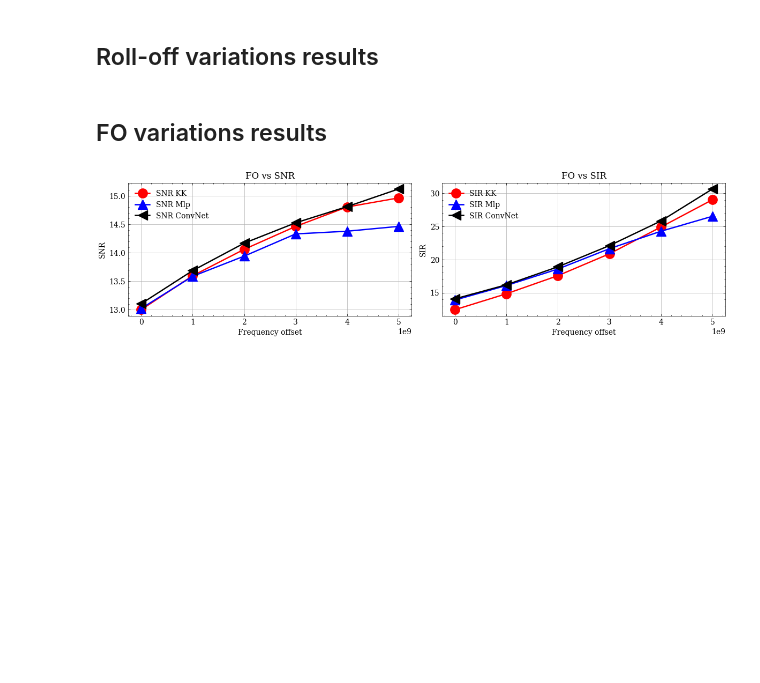
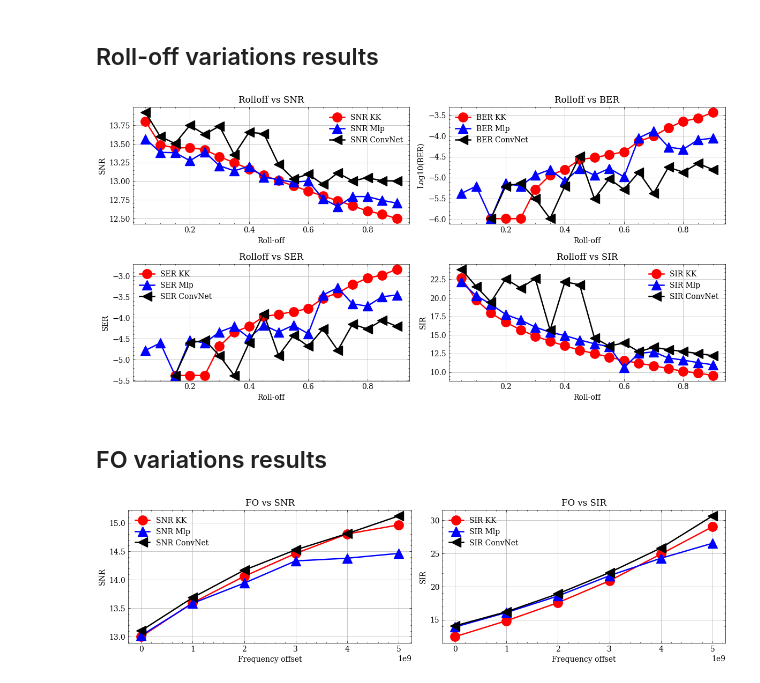
Before and after one commit to silasabs/PIVIC-PIBIC-Comunicacoes-Opticas, a Jupyter notebook: jupyter notebooks/Pibic_Results_PhaseRetrieval.ipynb, the cells around one changed output. Cells and saved outputs as stored; diff of their text form; code cells hidden in the pictures; blank space fills up the shorter version.

```diff
--- a/jupyter notebooks/Pibic_Results_PhaseRetrieval.ipynb
+++ b/jupyter notebooks/Pibic_Results_PhaseRetrieval.ipynb
@@ -212,55 +170,57 @@ if savePlots:
 ## Roll-off variations results
 # %%
 Rolloff = np.arange(0.05, 0.95, 0.05)
-savePlots = True
+savePlots = False
 markersize = 12.5
 
 plt.figure(num=None, figsize=(12, 6))
 
 graphic01 = plt.subplot(2, 2, 1)
-plt.plot(Rolloff, 10*np.log10(Rolloff_SNR[0,:]), color = 'red', marker='o', markersize=markersize, label='SNR KK')
-plt.plot(Rolloff, 10*np.log10(Rolloff_SNR[1,:]), color = 'blue', marker='^', markersize=markersize, label='SNR Mlp')
-plt.plot(Rolloff, 10*np.log10(Rolloff_SNR[2,:]), color = 'black', marker='<', markersize=markersize, label='SNR ConvNet')
+plt.plot(Rolloff, 10*np.log10(Rolloff_SNR_PARCIAL[0,:]), color = 'red', marker='o', markersize=markersize, label='SNR KK')
+plt.plot(Rolloff, 10*np.log10(Rolloff_SNR_PARCIAL[1,:]), color = 'blue', marker='^', markersize=markersize, label='SNR Mlp')
+plt.plot(Rolloff, 10*np.log10(Rolloff_SNR_PARCIAL[2,:]), color = 'black', marker='<', markersize=markersize, label='SNR ConvNet')
 plt.xlabel('Roll-off')
 plt.ylabel('SNR')
 plt.title('Rolloff vs SNR')
 plt.legend()
 plt.grid()
 
 graphic02 = plt.subplot(2, 2, 2)
-plt.plot(Rolloff, np.log10(Rolloff_BER[0,:]), color = 'red', marker='o', markersize=markersize, label='BER KK')
-plt.plot(Rolloff, np.log10(Rolloff_BER[1,:]), color = 'blue', marker='^', markersize=markersize, label='BER Mlp')
-plt.plot(Rolloff, np.log10(Rolloff_BER[2,:]), color = 'black', marker='<', markersize=markersize, label='BER ConvNet')
+plt.plot(Rolloff, np.log10(Rolloff_BER_PARCIAL[0,:]), color = 'red', marker='o', markersize=markersize, label='BER KK')
+plt.plot(Rolloff, np.log10(Rolloff_BER_PARCIAL[1,:]), color = 'blue', marker='^', markersize=markersize, label='BER Mlp')
+plt.plot(Rolloff, np.log10(Rolloff_BER_PARCIAL[2,:]), color = 'black', marker='<', markersize=markersize, label='BER ConvNet')
 plt.xlabel('Roll-off')
 plt.ylabel('Log10(BER)')
 plt.title('Rolloff vs BER')
 plt.legend()
 plt.grid()
 
 graphic03 = plt.subplot(2, 2, 3)
-plt.plot(Rolloff, np.log10(Rolloff_SER[0,:]), color = 'red', marker='o', markersize=markersize, label='SER KK')
-plt.plot(Rolloff, np.log10(Rolloff_SER[1,:]), color = 'blue', marker='^', markersize=markersize, label='SER Mlp')
-plt.plot(Rolloff, np.log10(Rolloff_SER[2,:]), color = 'black', marker='<', markersize=markersize, label='SER ConvNet')
+plt.plot(Rolloff, np.log10(Rolloff_SER_PARCIAL[0,:]), color = 'red', marker='o', markersize=markersize, label='SER KK')
+plt.plot(Rolloff, np.log10(Rolloff_SER_PARCIAL[1,:]), color = 'blue', marker='^', markersize=markersize, label='SER Mlp')
+plt.plot(Rolloff, np.log10(Rolloff_SER_PARCIAL[2,:]), color = 'black', marker='<', markersize=markersize, label='SER ConvNet')
 plt.xlabel('Roll-off')
 plt.ylabel('SER')
 plt.title('Rolloff vs SER')
 plt.legend()
 plt.grid()
 
 graphic04 = plt.subplot(2, 2, 4)
-plt.plot(Rolloff, 10*np.log10(Rolloff_SIR[0,:]), color = 'red', marker='o', markersize=markersize, label='SIR KK')
-plt.plot(Rolloff, 10*np.log10(Rolloff_SIR[1,:]), color = 'blue', marker='^', markersize=markersize, label='SIR Mlp')
-plt.plot(Rolloff, 10*np.log10(Rolloff_SIR[2,:]), color = 'black', marker='<', markersize=markersize, label='SIR ConvNet')
+plt.plot(Rolloff, 10*np.log10(Rolloff_SIR_PARCIAL[0,:]), color = 'red', marker='o', markersize=markersize, label='SIR KK')
+plt.plot(Rolloff, 10*np.log10(Rolloff_SIR_PARCIAL[1,:]), color = 'blue', marker='^', markersize=markersize, label='SIR Mlp')
+plt.plot(Rolloff, 10*np.log10(Rolloff_SIR_PARCIAL[2,:]), color = 'black', marker='<', markersize=markersize, label='SIR ConvNet')
 plt.xlabel('Roll-off')
 plt.ylabel('SIR')
 plt.title('Rolloff vs SIR')
 plt.legend()
 plt.grid()
 
 plt.tight_layout()
 
 if savePlots:
     plt.savefig(r'C:\Users\optic\Documents\PIVIC-PIBIC-Comunicacoes-Opticas\resultados\Figuras\Pibic'+'\Rolloff_Results.png', dpi=600)
+# %% [output]
+[figure, added]
 # %% [markdown]
 ## FO variations results
 # %%
```
Also changed, not shown: parts of 8 cells of this notebook.
